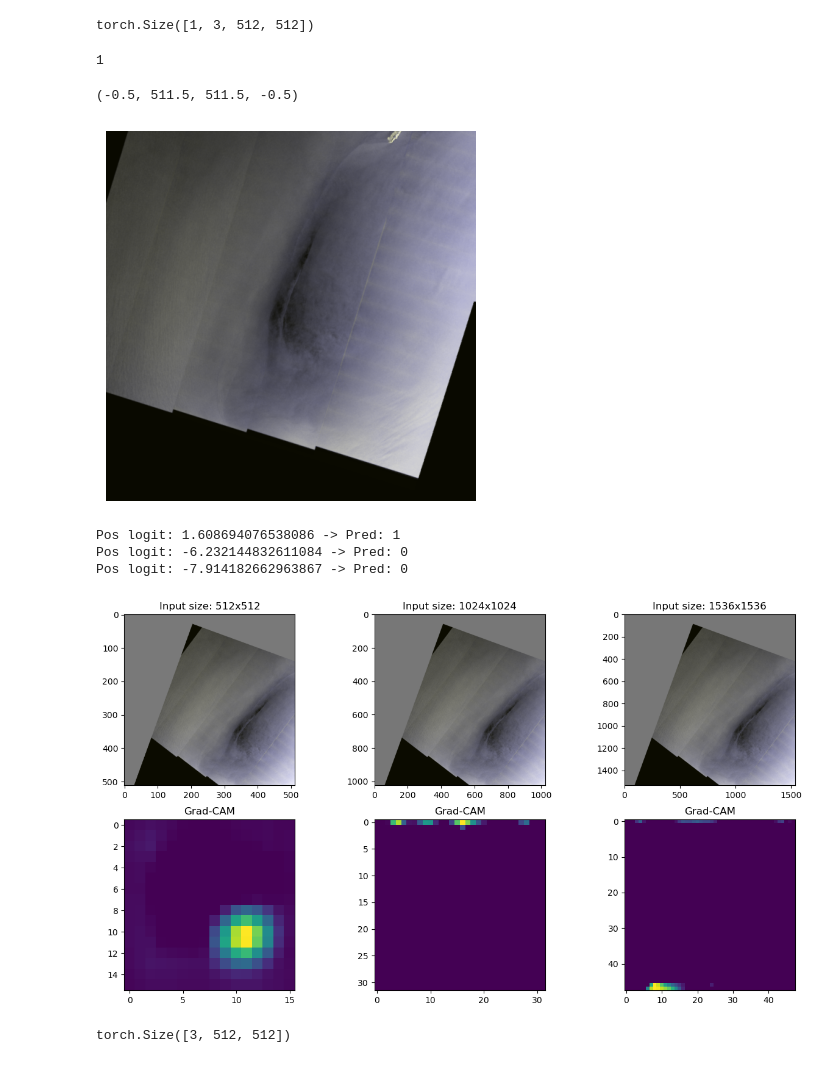
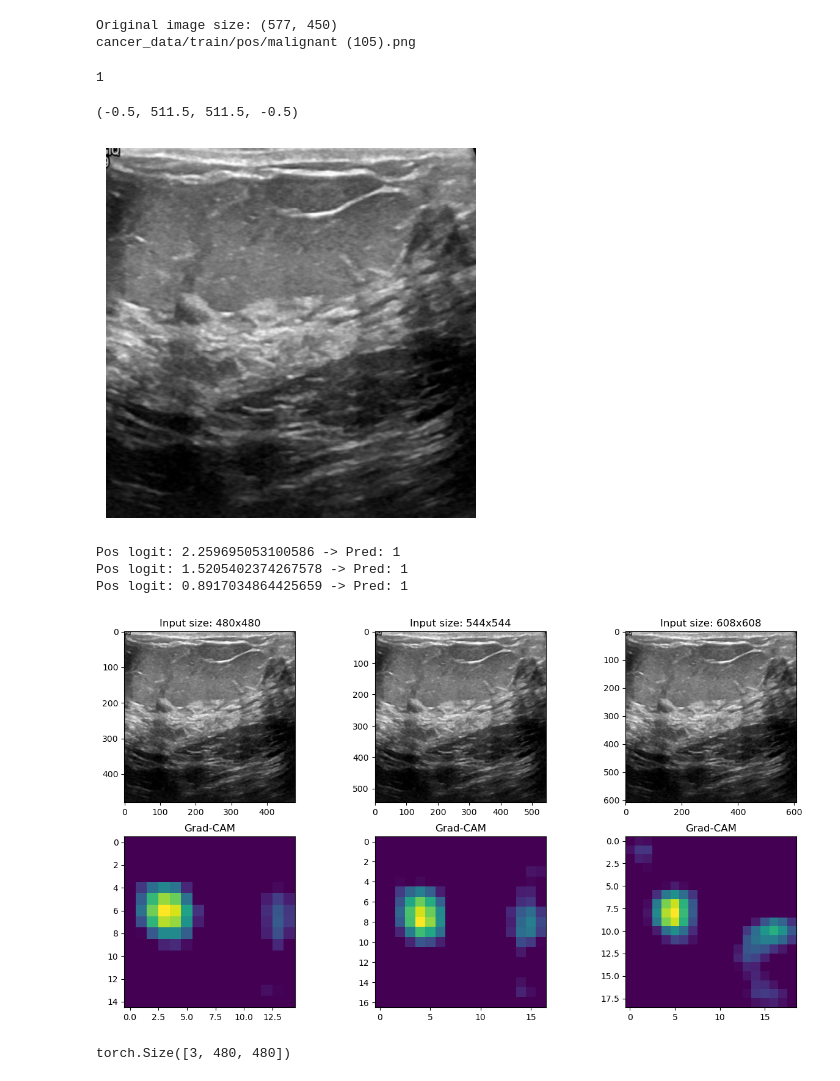
Before and after one commit to andrea-federici/wsss-polar-low-pseudolabels, a Jupyter notebook: doc/notebooks/gradcam_activations_compar.ipynb, the cells around one changed output. Drawn from its saved outputs; the diff is of its cells as text; code cells hidden in the pictures.

```diff
--- a/doc/notebooks/gradcam_activations_compar.ipynb
+++ b/doc/notebooks/gradcam_activations_compar.ipynb
@@ -4,7 +4,7 @@ import sys
 import random
 
 from pathlib import Path
-root = Path('..').resolve()
+root = Path('../..').resolve()
 sys.path.insert(0, str(root))
 
 import torch
@@ -15,10 +15,10 @@ import matplotlib.pyplot as plt
 
 import src.data.augmentation as aug
 import src.data.image_processing as ip
-import src.attributions.gradcam as gradcam
+import src.attributions.gradcam as gc
 from src.models.torch import Xception
 # %%
-ckpt = torch.load("out/checkpoints/adver_it0.ckpt", map_location="cpu")
+ckpt = torch.load(root / "out/checkpoints/best-checkpoint-v84.ckpt", map_location="cpu")
 state_dict = ckpt["state_dict"]
 
 new_state = {}
@@ -35,22 +35,27 @@ size = 64 * 8
 aug_config = aug.AugConfig(
     resize_width = size,  # 512 = 64 * 8
     resize_height = size,
-    mean = [0.2872, 0.2872, 0.4595],
-    std = [0.1806, 0.1806, 0.2621]
+    # mean = [0.2872, 0.2872, 0.4595],
+    # std = [0.1806, 0.1806, 0.2621]
+    mean = [0.5, 0.5, 0.5],
+    std = [0.5, 0.5, 0.5],
 )
 
 val_compose = aug.to_compose(aug_config, stage="val")
 # %%
-img_path = "data/train/pos/03cb6a_20191204T073021_20191204T073211_mos_rgb.png"
-train_dir = "data/train"
-category = 'pos' # random.choice(['pos', 'neg'])
-chosen_image = random.choice(os.listdir(os.path.join(train_dir, category)))
-# img_path = os.path.join(train_dir, category, chosen_image)
-img = Image.open(img_path)
+# img_path = "data/train/pos/03cb6a_20191204T073021_20191204T073211_mos_rgb.png"
+train_dir = "cancer_data/train"
+category = random.choice(['pos', 'neg'])
+chosen_image = random.choice(os.listdir(root / os.path.join(train_dir, category)))
+img_path = os.path.join(train_dir, category, chosen_image)
+img = Image.open(root / img_path)
 img_tens = val_compose(img).unsqueeze(0)
-img_tens.shape
+print(f"Original image size: {img.size}")
+print(img_path)
+# img_tens.shape
 # %% [output]
-torch.Size([1, 3, 512, 512])
+Original image size: (577, 450)
+cancer_data/train/pos/malignant (105).png
 # %%
 # tens = torch.rand(1, 2)
 # print(tens)
@@ -65,11 +70,11 @@ plt.imshow(ip.normalize_image_to_range(img_tens.squeeze(0).permute(1, 2, 0).cpu(
 plt.axis("off")
 # %% [output]
 (-0.5, 511.5, 511.5, -0.5)
-[figure, old version]
+[figure, new version]
 # %%
-gc = gradcam.GradCAM(model, device="cpu")
+training_size = (480, 480)
 
-sizes = [512, 512*2, 512*3]
+sizes = [480, 544, 608]
 resized_heatmaps = []
 resized_heatmaps_bil = []
 ncols = len(sizes)
@@ -79,57 +84,57 @@ for i, s in enumerate(sizes):
     aug_config = aug.AugConfig(
         resize_width = s,  # 512 = 64 * 8
         resize_height = s,
-        mean = [0.2872, 0.2872, 0.4595],
-        std = [0.1806, 0.1806, 0.2621],
+        mean = [0.5, 0.5, 0.5],
+        std = [0.5, 0.5, 0.5],
     )
 
     val_compose = aug.to_compose(aug_config, stage="train")
 
     img_tens = val_compose(img).unsqueeze(0)
-    do_augment = True
+    do_augment = False
     if do_augment:
         angle = 20
         translate = [s*0.2, s*0.2]
         img_tens = TF.affine(
             img_tens,
             angle = angle,
             translate = translate,
             scale = 1.0,
             shear = [0.0, 0.0]
         )
 
     logits = model(img_tens)[0]
     logit_pos = logits[1].item()
     pred = torch.argmax(logits).item()
     print(f"Pos logit: {logit_pos} -> Pred: {pred}")
-    heatmap = gc.generate_heatmap(img_tens, target_class=1)
+    heatmap = gc.generate_heatmap(model, img_tens, target_class=pred)
     ax[0, i].imshow(
         ip.normalize_image_to_range(img_tens.squeeze(0).permute(1, 2, 0).cpu().numpy())
     )
     ax[0, i].set_title(f"Input size: {s}x{s}")
     ax[1, i].imshow(heatmap)
     ax[1, i].set_title("Grad-CAM")
     resized_heatmap = F.interpolate(
-        heatmap.unsqueeze(0).unsqueeze(0), size=(512, 512), mode="nearest", antialias=False
+        heatmap.unsqueeze(0).unsqueeze(0), size=training_size, mode="nearest", antialias=False
     ).squeeze(0).squeeze(0)
     resized_heatmap_bil = F.interpolate(
-        heatmap.unsqueeze(0).unsqueeze(0), size=(512, 512), mode="bilinear", antialias=False
+        heatmap.unsqueeze(0).unsqueeze(0), size=training_size, mode="bilinear", antialias=False
     ).squeeze(0).squeeze(0)
     resized_heatmaps.append(resized_heatmap)
     resized_heatmaps_bil.append(resized_heatmap_bil)
     # ax[2, i].imshow(resized_heatmap_bil)
     # ax[2, i].set_title("Resized to 512x512 (Bilinear int.)")
 # %% [output]
-Pos logit: 1.608694076538086 -> Pred: 1
-Pos logit: -6.232144832611084 -> Pred: 0
-Pos logit: -7.914182662963867 -> Pred: 0
+Pos logit: 2.259695053100586 -> Pred: 1
+Pos logit: 1.5205402374267578 -> Pred: 1
+Pos logit: 0.8917034864425659 -> Pred: 1
-[figure, old version]
+[figure, new version]
 # %%
 H = torch.stack(resized_heatmaps, dim=0)
 H_bil = torch.stack(resized_heatmaps_bil, dim=0)
 H_bil.shape
 # %% [output]
-torch.Size([3, 512, 512])
+torch.Size([3, 480, 480])
 # %%
 fig, ax = plt.subplots(1, 2)
 pixel_mean = H.mean(dim=0)
```
Also changed, not shown: parts of 3 cells of this notebook, 12 other files.
